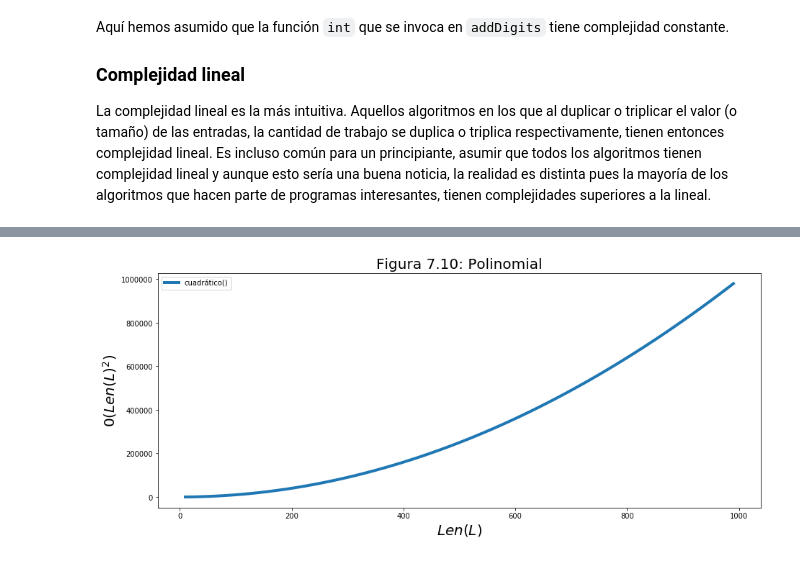
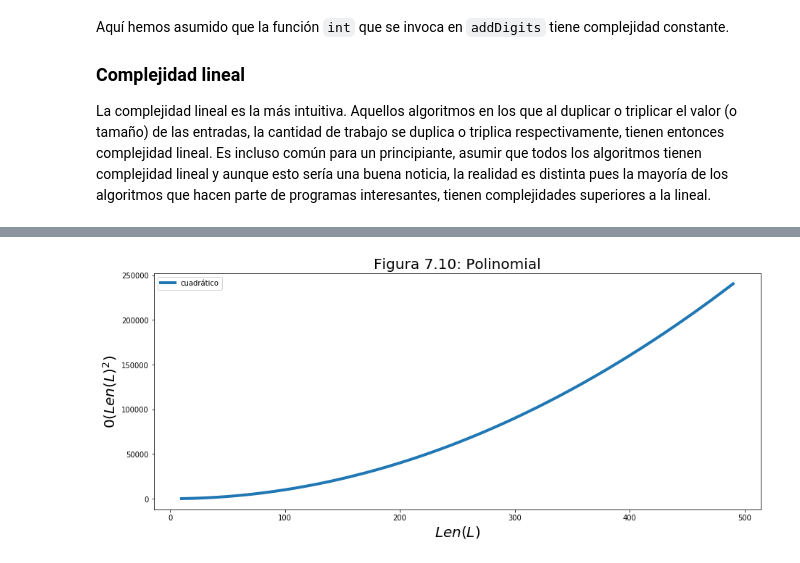
Before and after one commit to sisaza/informatica, a Jupyter notebook: Unidad7/Unidad7.ipynb, the cells around one changed output, grey strips where cells are left out. Saved outputs shown, nothing was run; the diff lists cells and outputs as text; code cells hidden in the pictures.

Commit message:
Version preliminar con figuras generadas por codigo

```diff
--- a/Unidad7/Unidad7.ipynb
+++ b/Unidad7/Unidad7.ipynb
@@ -396,11 +394,10 @@ plt.show()
 # %%
-import matplotlib.pyplot as plt # se importa la librería necesaria para realizar las gráficas
-
-# creación de lista de parametros de entrada
+'''Análisis de la complejidad lineal de la función addDigits'''
 
 x = []
-lenx = []
+lenx = [] # variable para ir guardando las longitudes de los valores de x
 
+# creación de lista de parametros de entrada ( x = ['9', '99', '999', '9999', ...])
 num = '9'
 for i in range(10):
     x.append(num)
@@ -412,15 +409,15 @@ y=[] # creación de lista para guardar número de iteraciones
 for i in x:
     # se obtienen las iteraciones que ejecuta la funcion factorial()
     _comp = 0
-    addDigits2(str(i))
+    addDigits(str(i))
     y.append(_comp)
 
 # grafica de los resultados
 
 plt.figure(figsize=(15,6))
-plt.plot(lenx,y,linewidth=4.0,label='addDigits2()')
+plt.plot(lenx,y,linewidth=4.0,label='addDigits')
 plt.legend()
-plt.title('Figura 7.7: Lineal',size=20)
+plt.title('Figura 7.8.2: Lineal',size=20)
 plt.xlabel('$ Len(s) $',size=20)
 plt.ylabel('$ 0(Len(s)) $',size=20)
 plt.show()
@@ -472,58 +488,43 @@ Decimos entonces que esta es una complejidad computacional cuadrática. Si tuvi
 # %%
-def intersec(L1, L2):
-    '''Asume que L1 y L2 son listas
-       Retorna una lista con la intersección de L1 y L2'''
-    global _comp
+'''El siguiente código muestra cómo se comporta la funcion  intersec al aumentar los datos de
+   entrada de la misma'''
 
-    # Construcción de lista con elementos comunes
-    tmp = []
-    for e1 in L1:
-        for e2 in L2:
-            _comp += 1
-            if e1 == e2:
-                tmp.append(e1)
-
-    # Eliminación de duplicados
-    result = []
-    for e in tmp:
-        if e not in result:
-            result.append(e)
-    return result
-
-from random import randint
+# Lista1 y Lista2 serán listas, las cuales tendrán como elementos otras listas que variarán de tamaño
+# estas serán los valores de entrada de la función intersec
 
 Listas1 = []
 Listas2 = []
-x=[]
+x=[] # Lista para ir almacenando las longitudes de las listas internas de Listas1 y Listas2
 
-for i in range(10,1000,10):
+for i in range(10,500,10):
     L1 = []
     L2 = []
     for j in range(i):
-        L1.append(randint(0,1000))
+        L1.append(randint(0,1000)) # Las listas se llenan con valores enteros aleatorios
         L2.append(randint(0,1000))
     x.append(i)
     Listas1.append(L1)
     Listas2.append(L2)
 
 y=[]
 
 for i in range(len(Listas1)):
-    _comp = 0
+    _comp1 = 0 # inicialización de contadores
+    _comp2 = 0
     intersec(Listas1[i],Listas2[i])
-    y.append(_comp)
+    y.append(_comp1 + _comp2)
 
 # grafica de los resultados
 
 plt.figure(figsize=(15,6))
-plt.plot(x,y,linewidth=4.0,label='cuadrático()')
+plt.plot(x,y,linewidth=4.0,label='cuadrático')
 plt.legend()
 plt.title('Figura 7.10: Polinomial',size=20)
 plt.xlabel('$ Len(L) $',size=20)
 plt.ylabel('$ 0(Len(L)^2) $',size=20)
 plt.show()
 # %% [output]
-[figure, old version]
+[figure, new version]
 # %% [markdown]
 
 ### Complejidad exponencial
```
Also changed, not shown: parts of 18 cells of this notebook.
